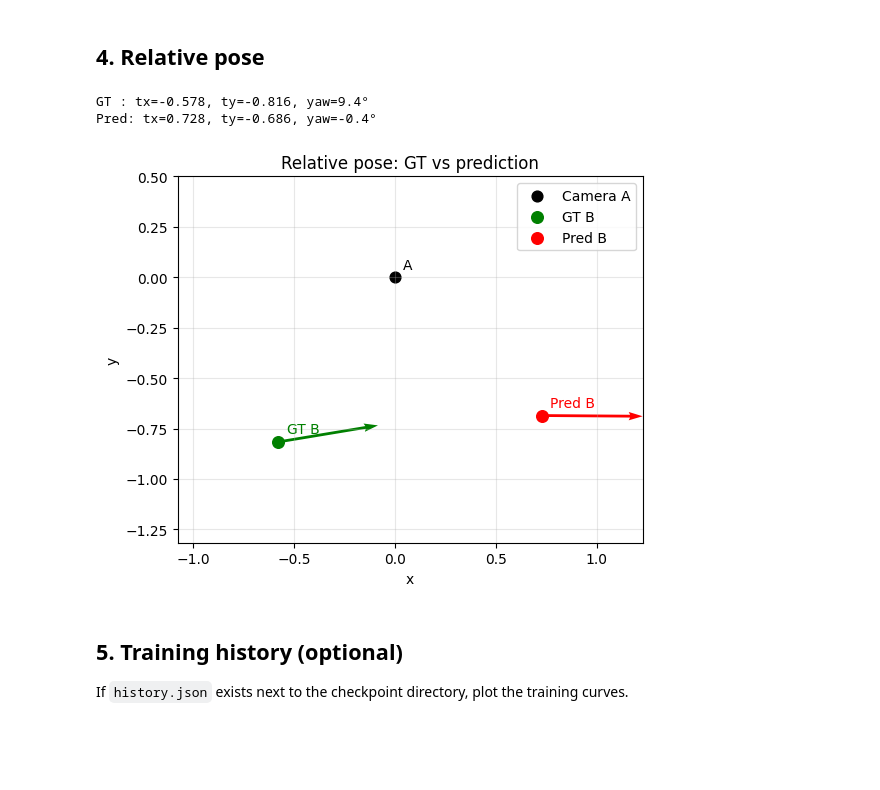
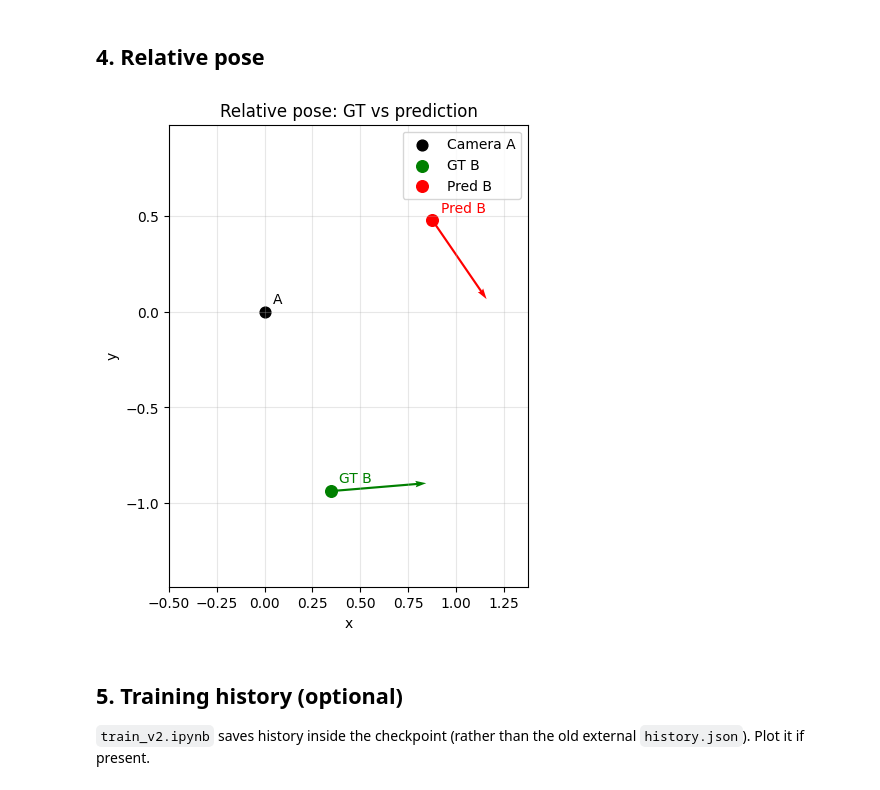
Before and after one commit to jo6815en/pose_from_cylinders, a Jupyter notebook: inference.ipynb, the cells around one changed output. Drawn from its saved outputs; the diff is of its cells as text; code cells hidden in the pictures; blank space fills up the shorter version.

Commit message:
updated inference

```diff
--- a/inference.ipynb
+++ b/inference.ipynb
@@ -133,21 +126,27 @@ Inference dataset size: 56
 # %%
 batch = next(iter(infer_loader))
 img_a, vision_a, img_b, vision_b, pose_ab = batch
-
-img_a = img_a.to(DEVICE)
-vision_a = vision_a.to(DEVICE)
-img_b = img_b.to(DEVICE)
-vision_b = vision_b.to(DEVICE)
+img_a, vision_a = img_a.to(DEVICE), vision_a.to(DEVICE)
+img_b, vision_b = img_b.to(DEVICE), vision_b.to(DEVICE)
 pose_ab = pose_ab.to(DEVICE)
 
+model.eval()
 with torch.no_grad():
-    pred_vision, pred_vision_b, pred_pose = model(img_a, img_b)
+    # IMPORTANT: train_v2 uses RANSAC pose prediction, not model(img_a, img_b).
+    pred_vision, pred_vision_b, pred_pose = model.predict_pose_ransac(img_a, img_b)
 
+if not 0 <= VISION_SAMPLE_IDX < len(img_a):
+    raise IndexError("VISION_SAMPLE_IDX is outside the inference batch")
+if INFERENCE_SHOW_TEXT:
+    for i in range(min(4, len(img_a))):
+        print(f"Sample {i}")
+        print("  GT   pose:", pose_to_text(pose_ab[i].detach().cpu()))
+        print("  Pred pose:", pose_to_text(pred_pose[i].detach().cpu()))
+        pose_err = torch.abs(pred_pose[i] - pose_ab[i]).detach().cpu()
+        print(f"  |err|: tx={pose_err[0]:.3f}, ty={pose_err[1]:.3f}, sin={pose_err[2]:.3f}, cos={pose_err[3]:.3f}")
+        print()
 print("pred_vision shape:", pred_vision.shape)
-print("pred_vision_b shape:", pred_vision_b.shape)
 print("pred_pose shape:", pred_pose.shape)
-print("GT pose:", pose_ab[SAMPLE_IDX].detach().cpu())
-print("Pred pose:", pred_pose[SAMPLE_IDX].detach().cpu())
-print("GT pose text:", pose_to_text(pose_ab[SAMPLE_IDX].detach().cpu()))
-print("Pred pose text:", pose_to_text(pred_pose[SAMPLE_IDX].detach().cpu()))
+print("GT pose:", pose_ab[VISION_SAMPLE_IDX].detach().cpu())
+print("Pred pose:", pred_pose[VISION_SAMPLE_IDX].detach().cpu())
 # %% [output]
@@ -237,22 +215,17 @@ plt.show()
 # %% [markdown]
 ## 4. Relative pose
 # %%
-gt_pose = pose_ab[SAMPLE_IDX].detach().cpu()
-pred_pose_sample = pred_pose[SAMPLE_IDX].detach().cpu()
-
-print("GT :", pose_to_text(gt_pose))
-print("Pred:", pose_to_text(pred_pose_sample))
-
-plot_relative_pose(
-    gt_pose,
-    pred_pose_sample,
-)
+gt_pose = pose_ab[VISION_SAMPLE_IDX].detach().cpu()
+pred_pose_sample = pred_pose[VISION_SAMPLE_IDX].detach().cpu()
+if INFERENCE_SHOW_TEXT:
+    print("GT :", pose_to_text(gt_pose))
+    print("Pred:", pose_to_text(pred_pose_sample))
+if INFERENCE_SHOW_IMAGES:
+    plot_relative_pose(pose_ab[VISION_SAMPLE_IDX], pred_pose[VISION_SAMPLE_IDX])
 # %% [output]
-GT : tx=-0.578, ty=-0.816, yaw=9.4°
-Pred: tx=0.728, ty=-0.686, yaw=-0.4°
-[figure, old version]
+[figure, new version]
 # %% [markdown]
 ## 5. Training history (optional)
 
-If `history.json` exists next to the checkpoint directory, plot the training curves.
+`train_v2.ipynb` saves history inside the checkpoint (rather than the old external `history.json`). Plot it if present.
 # %%
```
Also changed, not shown: parts of 11 cells of this notebook.
